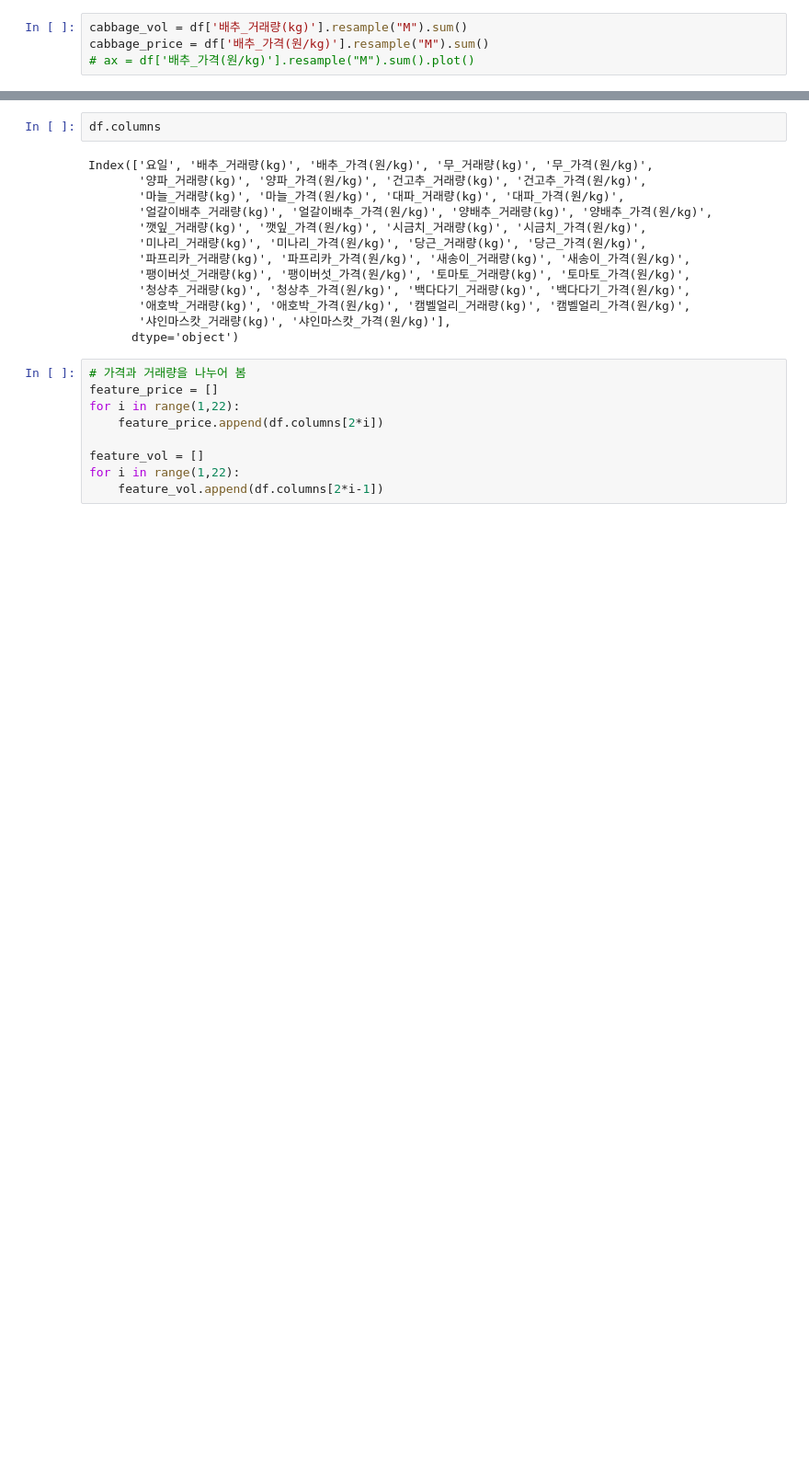
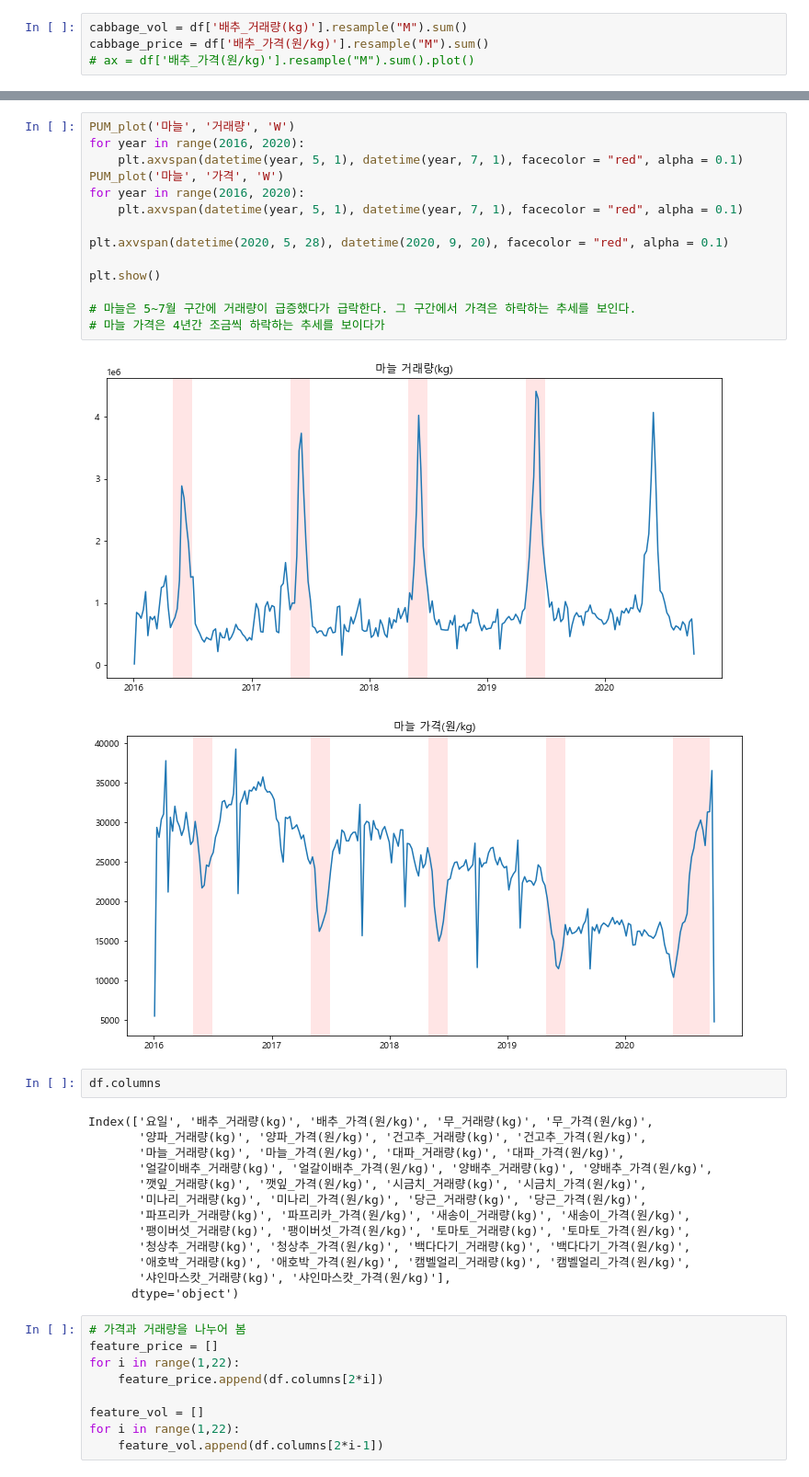
Before and after one commit to yongchoooon/Farm-o-rama, a Jupyter notebook: practice.ipynb, the cells around one changed output, grey strips where cells are left out. Shown at 92% size. Saved outputs shown, nothing was run; the diff lists cells and outputs as text; blank space fills up the shorter version.

```diff
--- a/practice.ipynb
+++ b/practice.ipynb
@@ -289,3 +323,20 @@ plt.show()
+# %%
+PUM_plot('마늘', '거래량', 'W')
+for year in range(2016, 2020):
+    plt.axvspan(datetime(year, 5, 1), datetime(year, 7, 1), facecolor = "red", alpha = 0.1)
+PUM_plot('마늘', '가격', 'W')
+for year in range(2016, 2020):
+    plt.axvspan(datetime(year, 5, 1), datetime(year, 7, 1), facecolor = "red", alpha = 0.1)
+
+plt.axvspan(datetime(2020, 5, 28), datetime(2020, 9, 20), facecolor = "red", alpha = 0.1)
+
+plt.show()
+
+# 마늘은 5~7월 구간에 거래량이 급증했다가 급락한다. 그 구간에서 가격은 하락하는 추세를 보인다.
+# 마늘 가격은 4년간 조금씩 하락하는 추세를 보이다가
+# %% [output]
+[figure, added]
+[figure, added]
 # %%
 df.columns
 # %% [output]
```
Also changed, not shown: parts of 7 cells of this notebook.
